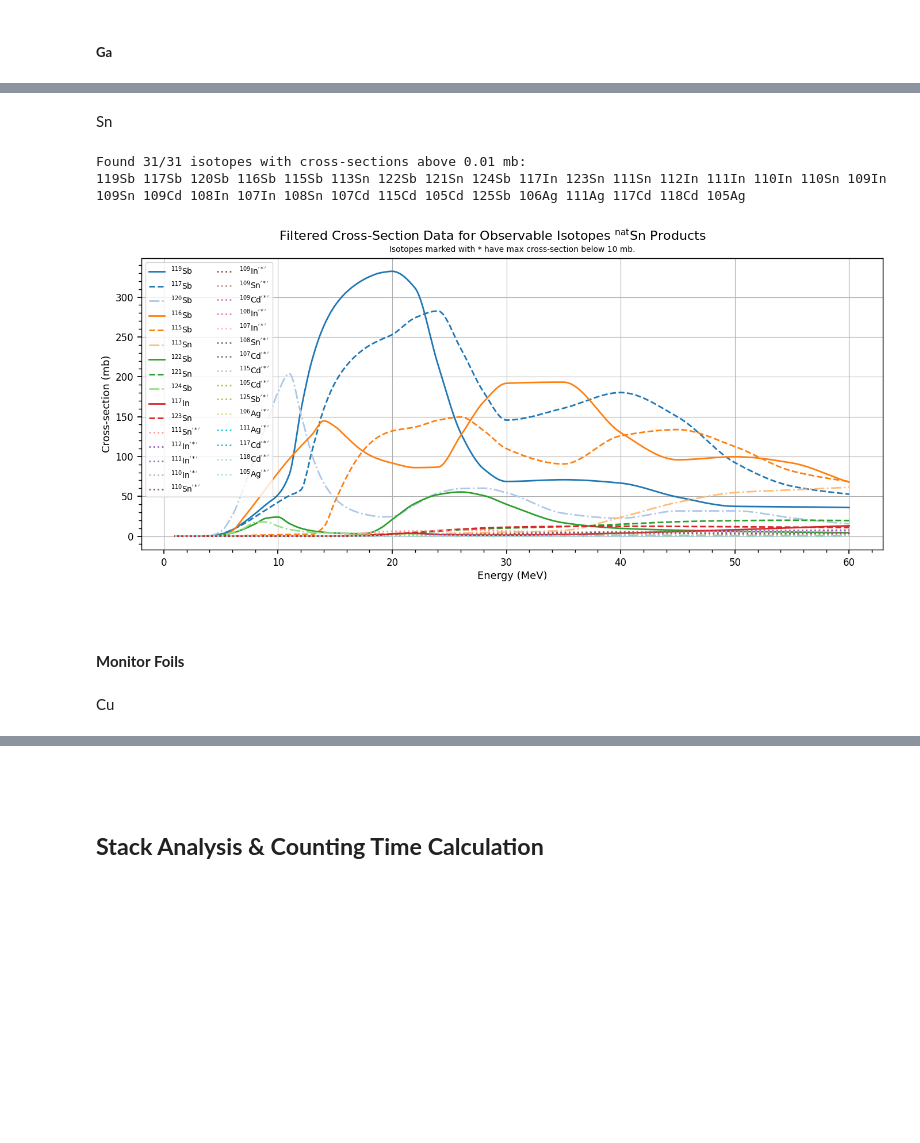
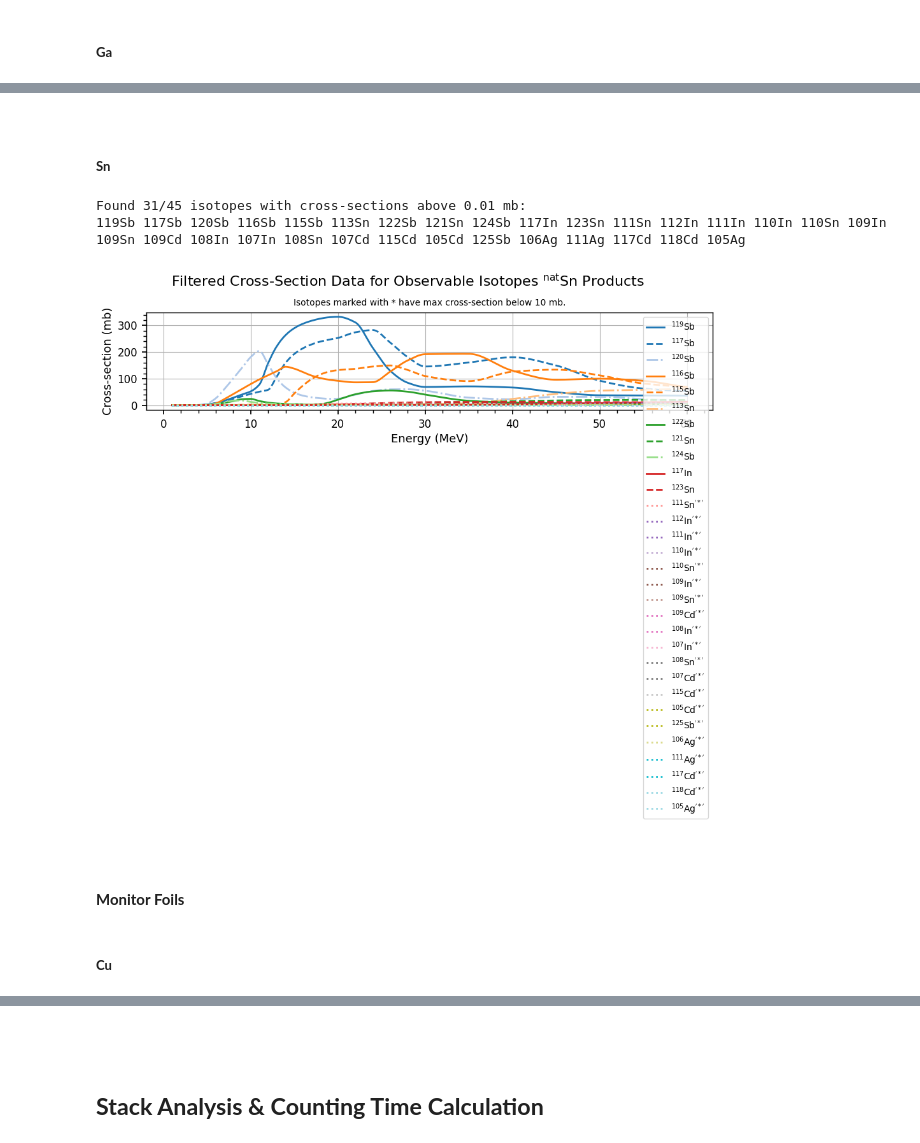
Before and after one commit to Oskar-Idland/Medical-Applications-of-Nuclear-Physics, a Jupyter notebook: src/analysis.ipynb, the cells around one changed output, grey strips where cells are left out. Drawn from its saved outputs; the diff is of its cells as text; code cells hidden in the pictures; blank space fills up the shorter version.

```diff
--- a/src/analysis.ipynb
+++ b/src/analysis.ipynb
@@ -455,2 +458,4 @@ Found 5/5 isotopes with cross-sections above 0.01 mb:
 # %% [markdown]
-Sn
+<br>
+
+##### **Sn**
@@ -459,18 +462,22 @@ Sn
 # %%
-csa_Sn.load_tendl_data(path = tendl_data_path / 'Sn')
+# csa_Sn.save_tendl_data(path = tendl_data_path / "Sn")
 
+# Load the TENDL data for Tin
+csa_Sn.load_tendl_data(path = tendl_data_path / "Sn")
+
+# Filter isotopes based on cross-section threshold and energy limit
 sorted_filtered_isotopes_Sn = csa_Sn.filter_products_Cs()
-csa_Sn.plot_Cs(title=r'Filtered Cross-Section Data for Observable Isotopes $^{\text{nat}}$Sn Products', isotopes=sorted_filtered_isotopes_Sn)
-plt.legend(loc='upper left', ncol=2)
-plt.savefig(fig_path /'cross_section_analysis' / 'Sn_filtered_Cs.pdf')
+csa_Sn.plot_Cs(title=r"Filtered Cross-Section Data for Observable Isotopes $^{\text{nat}}$Sn Products", isotopes=sorted_filtered_isotopes_Sn)
+# plt.legend(loc="upper left", ncol=2)
+plt.savefig(fig_path /"cross_section_analysis" / "Sn_filtered_Cs.pdf")
 plt.show()
 # %% [output]
-Found 31/31 isotopes with cross-sections above 0.01 mb:
+Found 31/45 isotopes with cross-sections above 0.01 mb:
 119Sb 117Sb 120Sb 116Sb 115Sb 113Sn 122Sb 121Sn 124Sb 117In 123Sn 111Sn 112In 111In 110In 110Sn 109In 109Sn 109Cd 108In 107In 108Sn 107Cd 115Cd 105Cd 125Sb 106Ag 111Ag 117Cd 118Cd 105Ag
-[figure, old version]
+[figure, new version]
 # %% [markdown]
 <br>
 
 #### **Monitor Foils**
 # %% [markdown]
-Cu
+##### **Cu**
```
Also changed, not shown: parts of 16 cells of this notebook, 4 other files.
